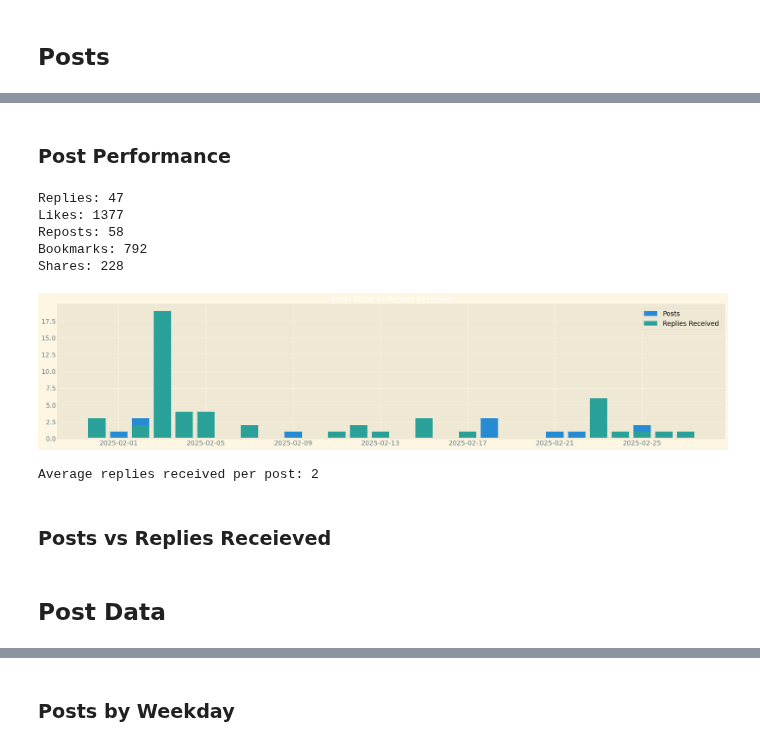
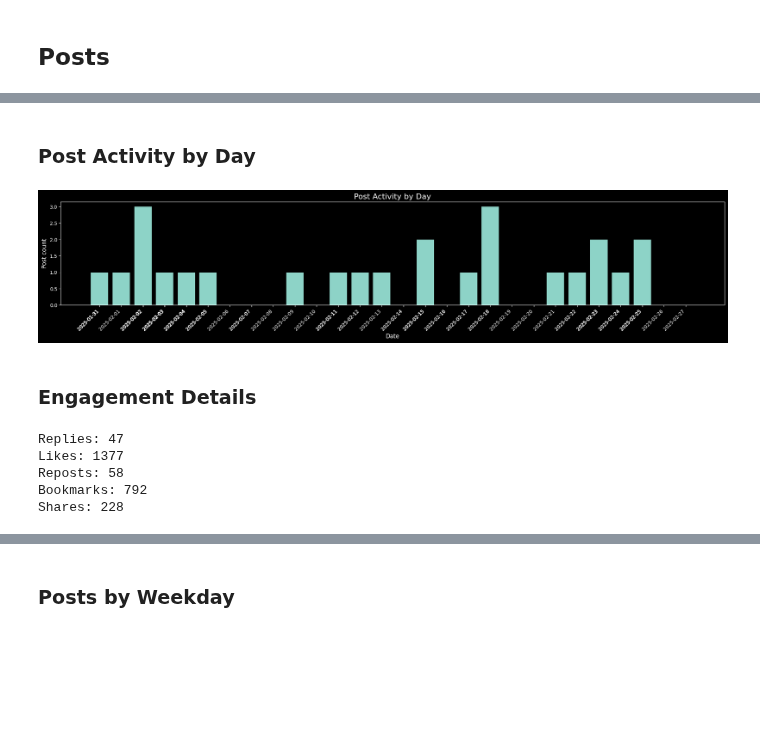
Before and after one commit to bodhichristian/python-basics, a Jupyter notebook: x_data/x_data.ipynb, the cells around one changed output, grey strips where cells are left out. Cells and saved outputs as stored; diff of their text form; code cells hidden in the pictures; blank space fills up the shorter version.

```diff
--- a/x_data/x_data.ipynb
+++ b/x_data/x_data.ipynb
@@ -183,5 +204,21 @@ plt.show()
+# %% [markdown]
+### Post Activity by Day
+# %%
+create_post_by_day = x_data.groupby('date').first()['create_post']
+plt.figure(figsize=(20,4))
+plt.title('Post Activity by Day')
+plt.xlabel('Date')
+plt.ylabel('Post count')
+plt.bar(create_post_by_day.index, create_post_by_day.values, label='Create post')
+plt.tight_layout()
+
+plt.xticks(x[::1], rotation=45, ha='right')
+plt.grid(False)
+plt.show()
+# %% [output]
+[figure, new version]
 # %% [markdown]
-### Post Performance
+### Engagement Details
 # %%
 replies = x_data['replies_p'].sum()
 likes = x_data['likes_p'].sum()
@@ -200,24 +237,3 @@ Likes: 1377
 Reposts: 58
 Bookmarks: 792
 Shares: 228
-# %%
-x = overview['Date']
-y_posts = overview['Create Post']
-y_replies = overview['Replies']
-
-plt.figure(figsize=(20,4))
-plt.title('Posts Made vs Replies Received')
-plt.bar(x, y_posts, label='Posts')
-plt.bar(x, y_replies, label='Replies Received')
-plt.legend()
-plt.show()
-
-reply_rate = round(y_replies.sum() / y_posts.sum())
-print(f'Average replies received per post: {reply_rate}')
-# %% [output]
-[figure, old version]
-Average replies received per post: 2
-# %% [markdown]
-### Posts vs Replies Receieved
-# %% [markdown]
-## Post Data
```
Also changed, not shown: parts of 30 cells of this notebook.
